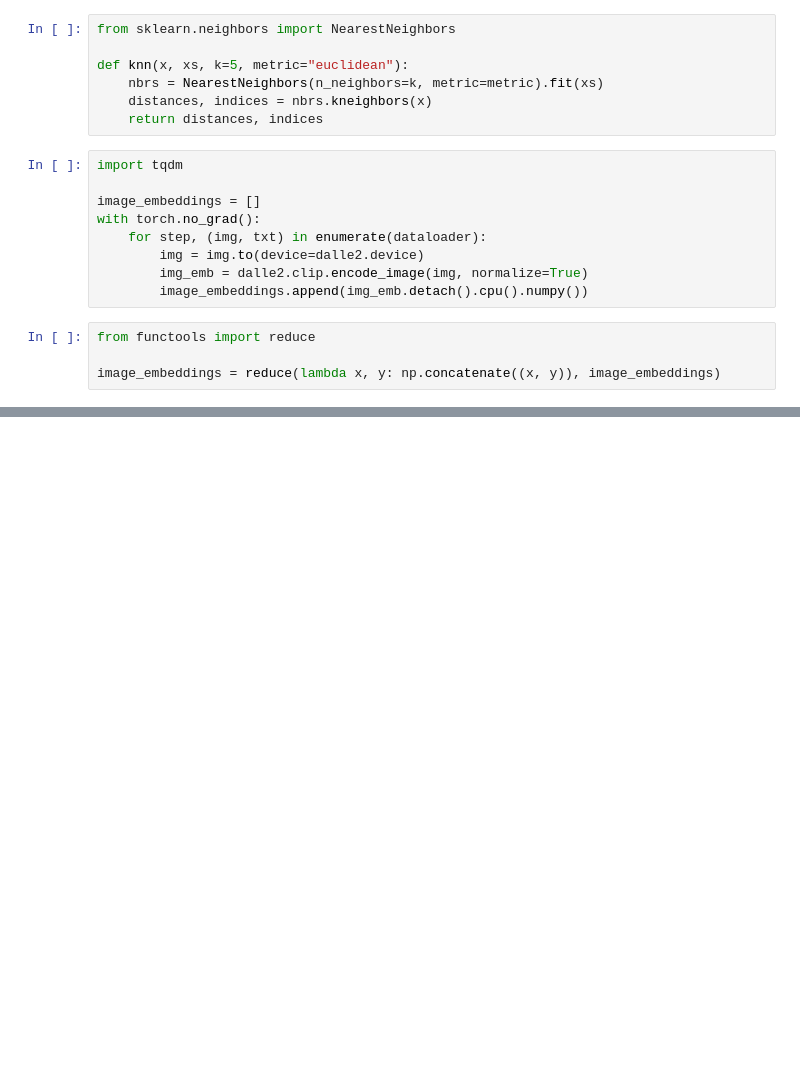
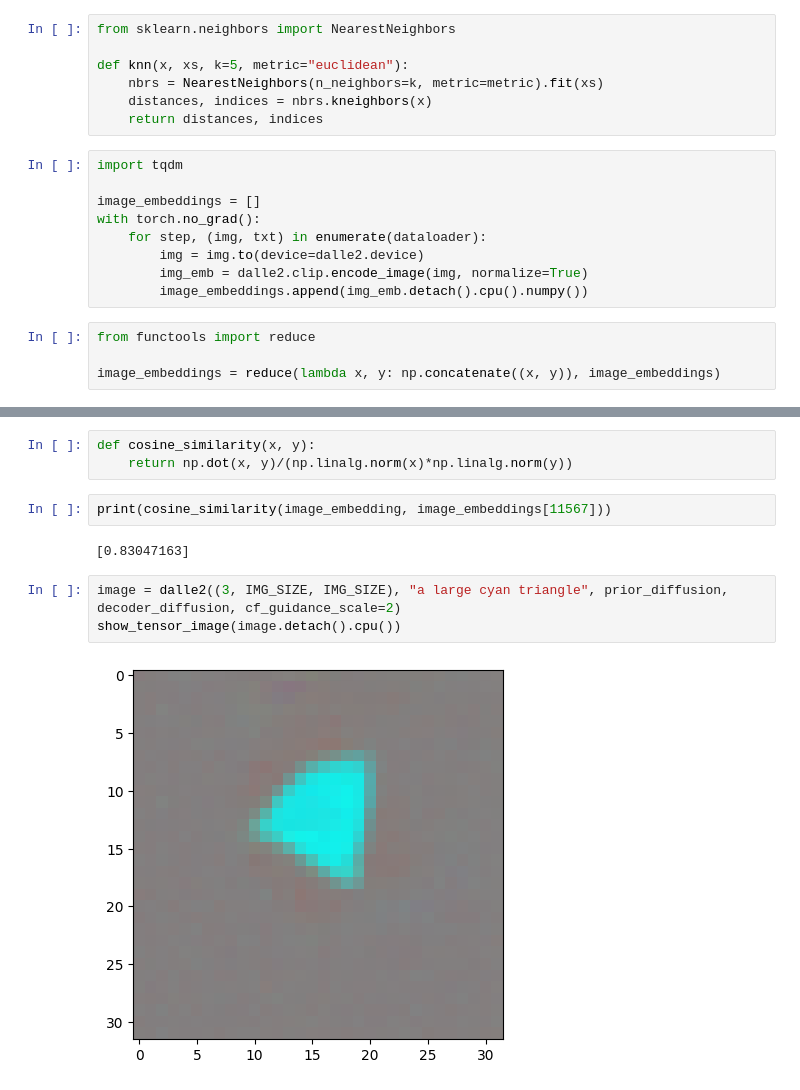
Before and after one commit to RodgersLuo/open-dalle-2, a Jupyter notebook: experiments.ipynb, the cells around one changed output, grey strips where cells are left out. Cells and saved outputs as stored; diff of their text form; blank space fills up the shorter version.

```diff
--- a/experiments.ipynb
+++ b/experiments.ipynb
@@ -286,0 +333,12 @@ print(image_embeddings[indices[0][0]])
+# %%
+def cosine_similarity(x, y):
+    return np.dot(x, y)/(np.linalg.norm(x)*np.linalg.norm(y))
+# %%
+print(cosine_similarity(image_embedding, image_embeddings[11567]))
+# %% [output]
+[0.83047163]
+# %%
+image = dalle2((3, IMG_SIZE, IMG_SIZE), "a large cyan triangle", prior_diffusion, decoder_diffusion, cf_guidance_scale=2)
+show_tensor_image(image.detach().cpu())
+# %% [output]
+[figure, added]
```
Also changed, not shown: parts of 13 cells of this notebook, 5 other files.
